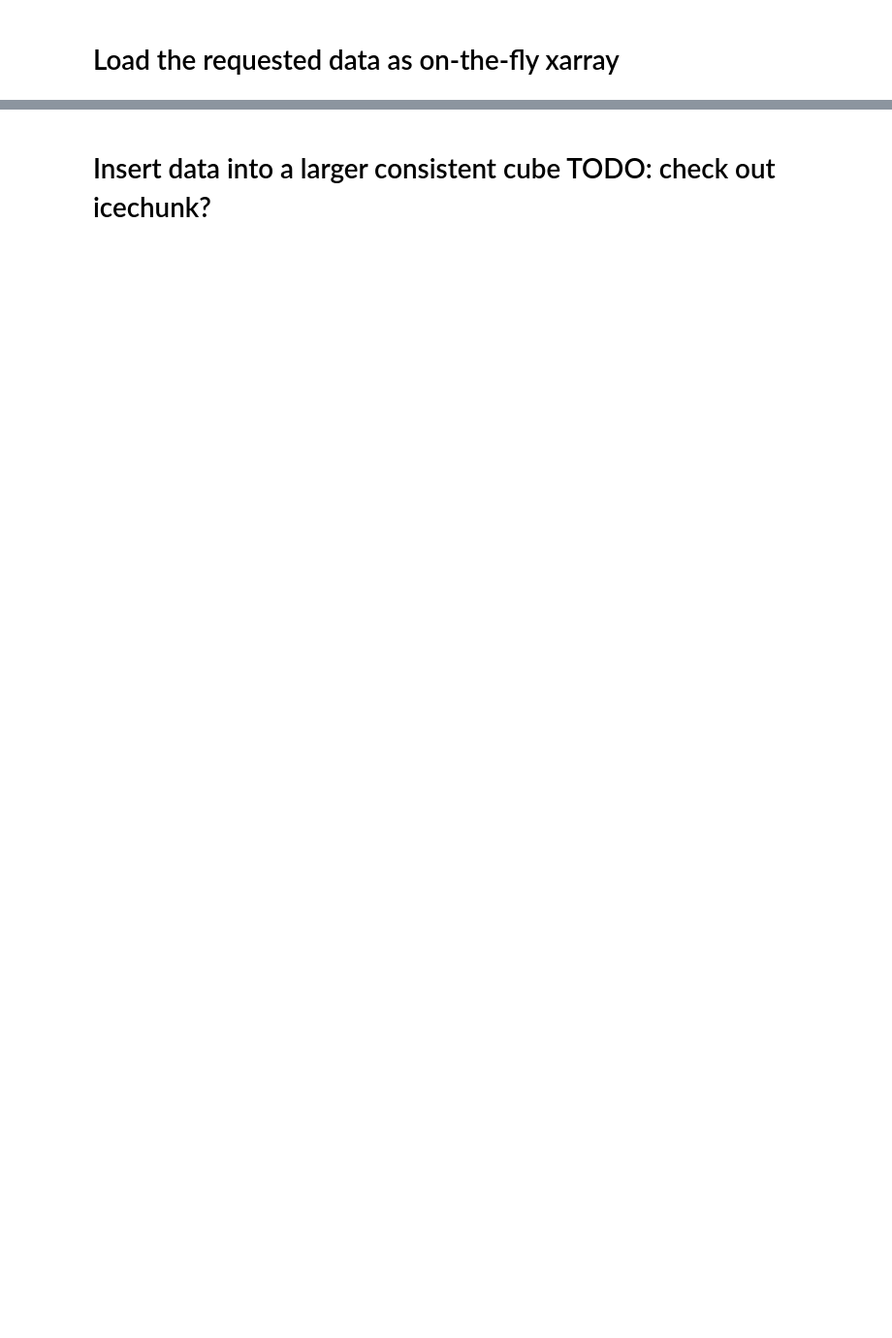
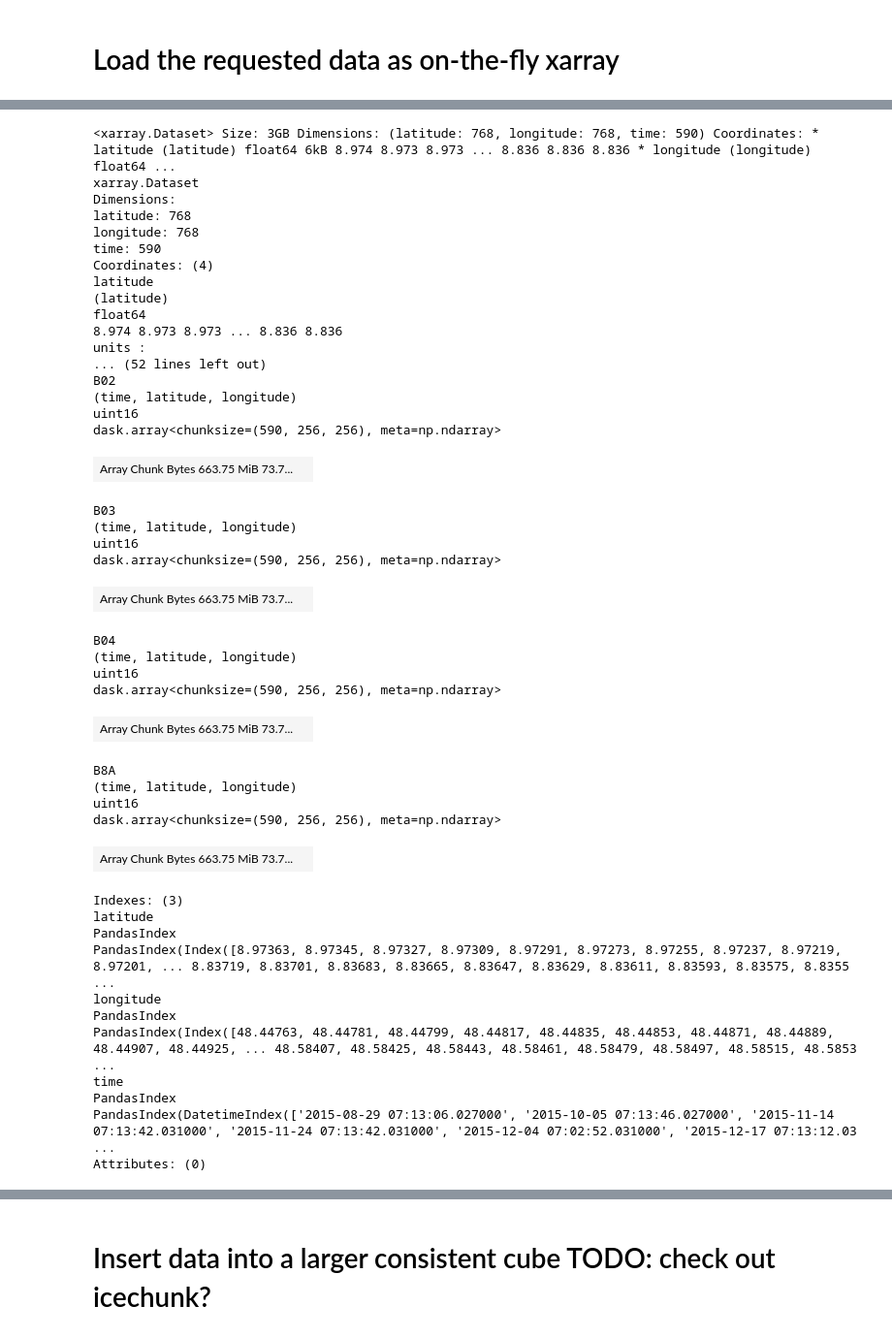
Before and after one commit to MarkusZehner/stacathome, a Jupyter notebook: walltowall.ipynb, the cells around one changed output, grey strips where cells are left out. Shown: that part at 97% size. Drawn from its saved outputs; the diff is of its cells as text; code cells hidden in the pictures; blank space fills up the shorter version.

```diff
--- a/walltowall.ipynb
+++ b/walltowall.ipynb
@@ -138,3 +224,48 @@ Updated local items, 2575 items
 # %%
-otf_cube = mxc.load_otf_cube(subset=6, enlarge_by_n_chunks=5)
+otf_cube = mxc.load_otf_cube(subset=8100, enlarge_by_n_chunks=1)
 otf_cube
+# %% [output]
+<xarray.Dataset> Size: 3GB Dimensions: (latitude: 768, longitude: 768, time: 590) Coordinates: * latitude (latitude) float64 6kB 8.974 8.973 8.973 ... 8.836 8.836 8.836 * longitude (longitude) float64 ...
+xarray.Dataset
+Dimensions:
+latitude: 768
+longitude: 768
+time: 590
+Coordinates: (4)
+latitude
+(latitude)
+float64
+8.974 8.973 8.973 ... 8.836 8.836
+units :
+... (52 lines left out)
+B02
+(time, latitude, longitude)
+uint16
+dask.array<chunksize=(590, 256, 256), meta=np.ndarray>
+| Array Chunk Bytes 663.75 MiB 73.7... |  |
+B03
+(time, latitude, longitude)
+uint16
+dask.array<chunksize=(590, 256, 256), meta=np.ndarray>
+| Array Chunk Bytes 663.75 MiB 73.7... |  |
+B04
+(time, latitude, longitude)
+uint16
+dask.array<chunksize=(590, 256, 256), meta=np.ndarray>
+| Array Chunk Bytes 663.75 MiB 73.7... |  |
+B8A
+(time, latitude, longitude)
+uint16
+dask.array<chunksize=(590, 256, 256), meta=np.ndarray>
+| Array Chunk Bytes 663.75 MiB 73.7... |  |
+Indexes: (3)
+latitude
+PandasIndex
+PandasIndex(Index([8.97363, 8.97345, 8.97327, 8.97309, 8.97291, 8.97273, 8.97255, 8.97237, 8.97219, 8.97201, ... 8.83719, 8.83701, 8.83683, 8.83665, 8.83647, 8.83629, 8.83611, 8.83593, 8.83575, 8.8355 ...
+longitude
+PandasIndex
+PandasIndex(Index([48.44763, 48.44781, 48.44799, 48.44817, 48.44835, 48.44853, 48.44871, 48.44889, 48.44907, 48.44925, ... 48.58407, 48.58425, 48.58443, 48.58461, 48.58479, 48.58497, 48.58515, 48.5853 ...
+time
+PandasIndex
+PandasIndex(DatetimeIndex(['2015-08-29 07:13:06.027000', '2015-10-05 07:13:46.027000', '2015-11-14 07:13:42.031000', '2015-11-24 07:13:42.031000', '2015-12-04 07:02:52.031000', '2015-12-17 07:13:12.03 ...
+Attributes: (0)
```
Also changed, not shown: parts of 47 cells of this notebook, 5 other files.
